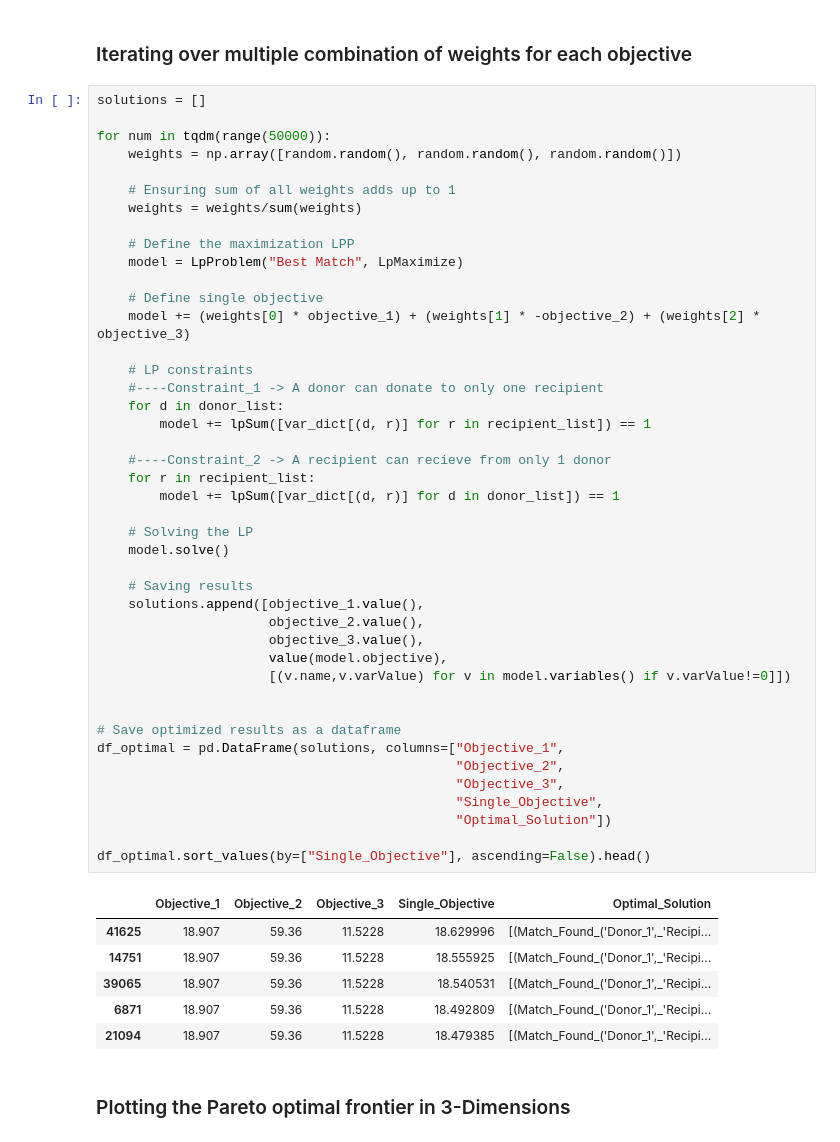
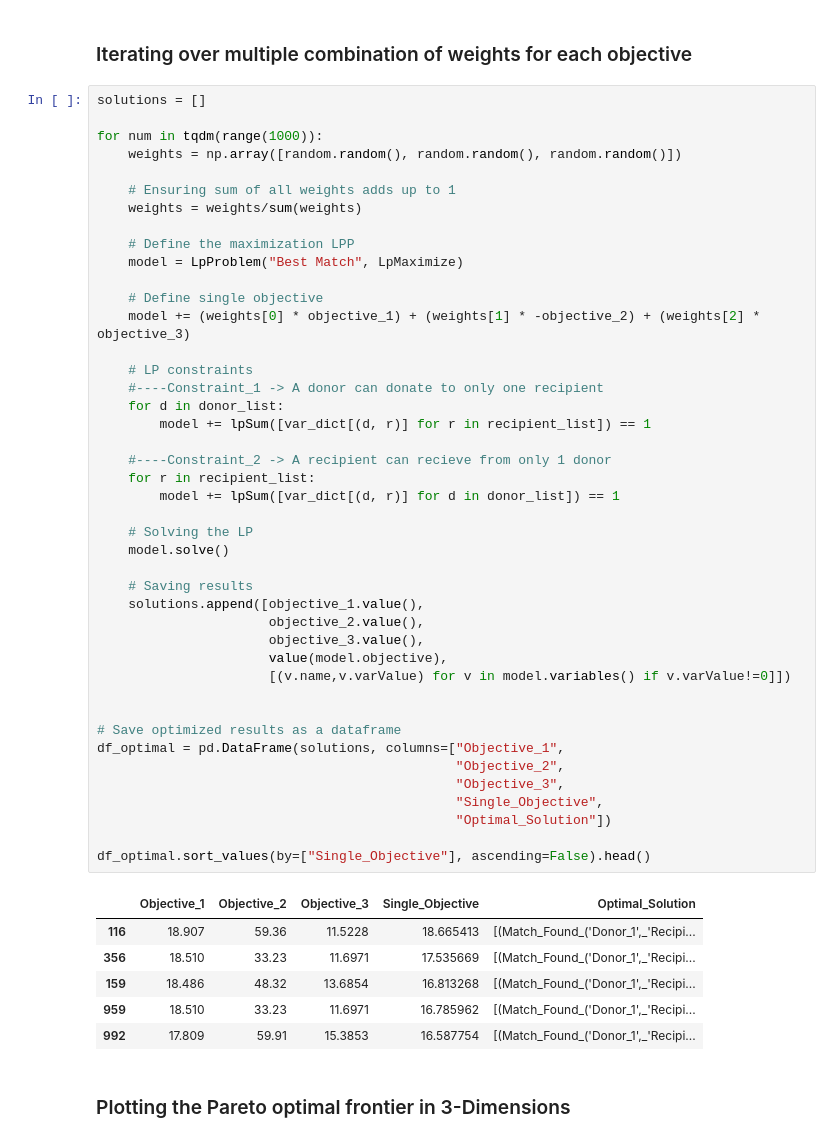
Before and after one commit to mohiteprathamesh1996/Heart-Donor-Pairing, a Jupyter notebook: Donor_Recipient_Match.ipynb, the cells around one changed output. Drawn from its saved outputs; the diff is of its cells as text.

```diff
--- a/Donor_Recipient_Match.ipynb
+++ b/Donor_Recipient_Match.ipynb
@@ -102,7 +102,7 @@ objective_3 = lpSum([survival.loc[d, r]*var_dict[(d, r)] for d in donor_list for
 # %%
 solutions = []
 
-for num in tqdm(range(50000)):
+for num in tqdm(range(1000)):
     weights = np.array([random.random(), random.random(), random.random()])
 
     # Ensuring sum of all weights adds up to 1
@@ -117,38 +117,38 @@ for num in tqdm(range(50000)):
     # LP constraints
     #----Constraint_1 -> A donor can donate to only one recipient
     for d in donor_list:
         model += lpSum([var_dict[(d, r)] for r in recipient_list]) == 1
 
     #----Constraint_2 -> A recipient can recieve from only 1 donor
     for r in recipient_list:
         model += lpSum([var_dict[(d, r)] for d in donor_list]) == 1
 
     # Solving the LP
     model.solve()
 
     # Saving results
     solutions.append([objective_1.value(),
                       objective_2.value(),
                       objective_3.value(),
                       value(model.objective),
                       [(v.name,v.varValue) for v in model.variables() if v.varValue!=0]])
 
 
 # Save optimized results as a dataframe
 df_optimal = pd.DataFrame(solutions, columns=["Objective_1",
                                               "Objective_2",
                                               "Objective_3",
                                               "Single_Objective",
                                               "Optimal_Solution"])
 
 df_optimal.sort_values(by=["Single_Objective"], ascending=False).head()
 # %% [output]
 |  | Objective_1 | Objective_2 | Objective_3 | Single_Objective | Optimal_Solution |
-| 41625 | 18.907 | 59.36 | 11.5228 | 18.629996 | [(Match_Found_('Donor_1',_'Recipi... |
-| 14751 | 18.907 | 59.36 | 11.5228 | 18.555925 | [(Match_Found_('Donor_1',_'Recipi... |
-| 39065 | 18.907 | 59.36 | 11.5228 | 18.540531 | [(Match_Found_('Donor_1',_'Recipi... |
-| 6871 | 18.907 | 59.36 | 11.5228 | 18.492809 | [(Match_Found_('Donor_1',_'Recipi... |
-| 21094 | 18.907 | 59.36 | 11.5228 | 18.479385 | [(Match_Found_('Donor_1',_'Recipi... |
+| 116 | 18.907 | 59.36 | 11.5228 | 18.665413 | [(Match_Found_('Donor_1',_'Recipi... |
+| 356 | 18.510 | 33.23 | 11.6971 | 17.535669 | [(Match_Found_('Donor_1',_'Recipi... |
+| 159 | 18.486 | 48.32 | 13.6854 | 16.813268 | [(Match_Found_('Donor_1',_'Recipi... |
+| 959 | 18.510 | 33.23 | 11.6971 | 16.785962 | [(Match_Found_('Donor_1',_'Recipi... |
+| 992 | 17.809 | 59.91 | 15.3853 | 16.587754 | [(Match_Found_('Donor_1',_'Recipi... |
 # %% [markdown]
 ### Plotting the Pareto optimal frontier in 3-Dimensions
 # %%
```
